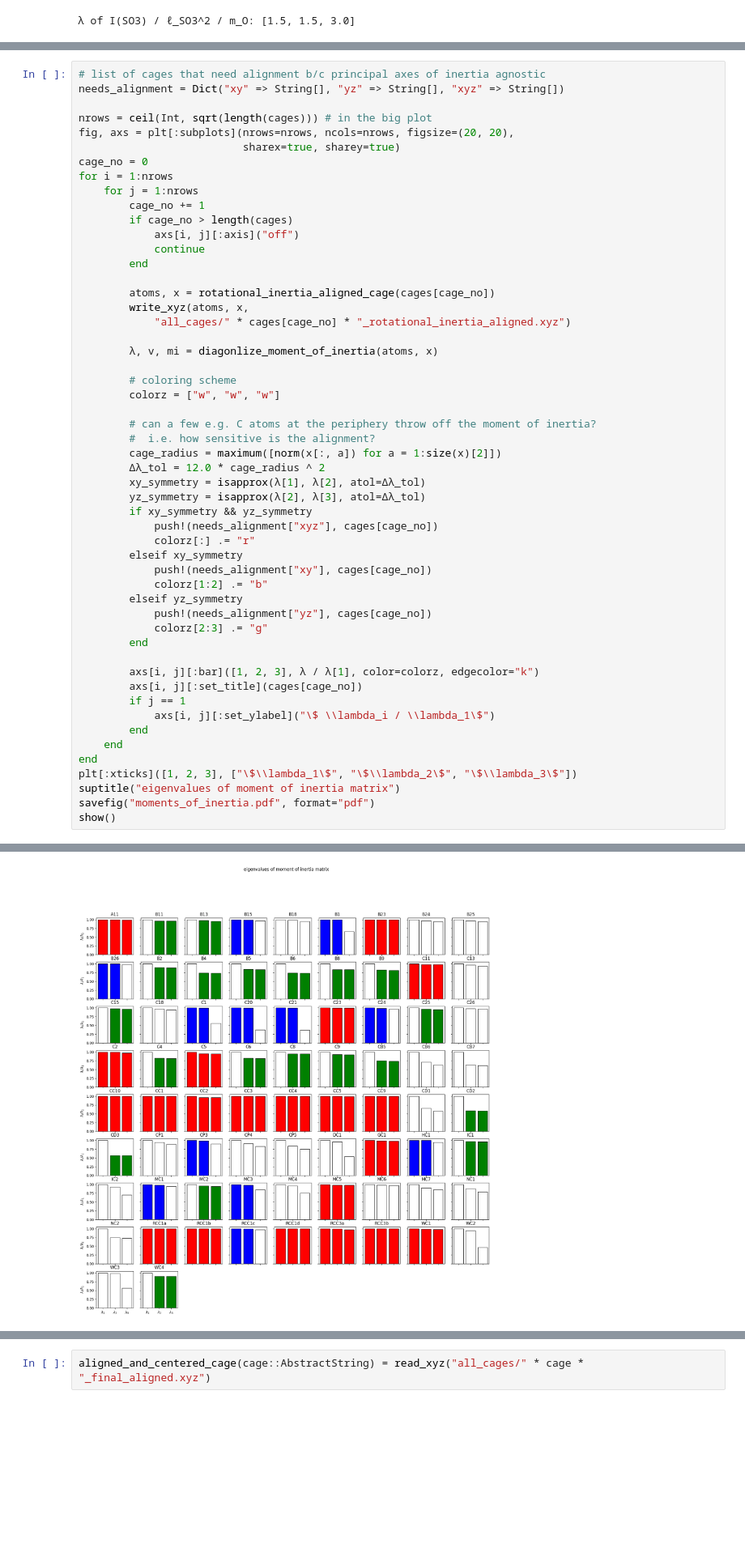
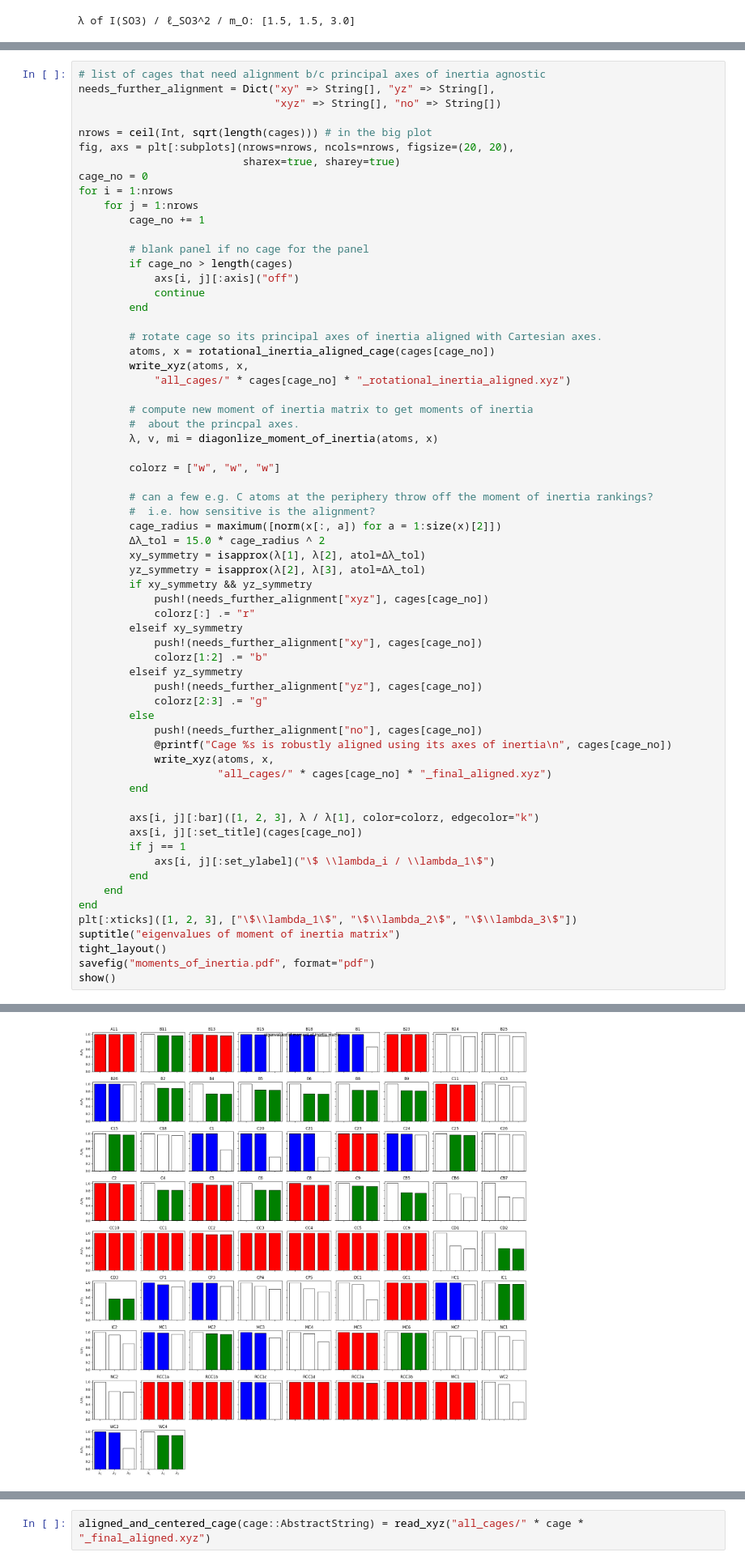
Before and after one commit to SimonEnsemble/latent_cage_space, a Jupyter notebook: cage_space-julia1.ipynb, the cells around one changed output, grey strips where cells are left out. Shown at 81% size. Cells and saved outputs as stored; diff of their text form; blank space fills up the shorter version.

```diff
--- a/cage_space-julia1.ipynb
+++ b/cage_space-julia1.ipynb
@@ -215,6 +200,7 @@ We look at the ratio of consecutive eigenvalues and make sure the next is less t
 # %%
 # list of cages that need alignment b/c principal axes of inertia agnostic
-needs_alignment = Dict("xy" => String[], "yz" => String[], "xyz" => String[])
+needs_further_alignment = Dict("xy" => String[], "yz" => String[],
+                               "xyz" => String[], "no" => String[])
 
 nrows = ceil(Int, sqrt(length(cages))) # in the big plot
 fig, axs = plt[:subplots](nrows=nrows, ncols=nrows, figsize=(20, 20),
@@ -223,35 +209,44 @@ cage_no = 0
 for i = 1:nrows
     for j = 1:nrows
         cage_no += 1
+
+        # blank panel if no cage for the panel
         if cage_no > length(cages)
             axs[i, j][:axis]("off")
             continue
         end
 
+        # rotate cage so its principal axes of inertia aligned with Cartesian axes.
         atoms, x = rotational_inertia_aligned_cage(cages[cage_no])
         write_xyz(atoms, x,
             "all_cages/" * cages[cage_no] * "_rotational_inertia_aligned.xyz")
 
+        # compute new moment of inertia matrix to get moments of inertia
+        #  about the princpal axes.
         λ, v, mi = diagonlize_moment_of_inertia(atoms, x)
 
-        # coloring scheme
         colorz = ["w", "w", "w"]
 
-        # can a few e.g. C atoms at the periphery throw off the moment of inertia?
+        # can a few e.g. C atoms at the periphery throw off the moment of inertia rankings?
         #  i.e. how sensitive is the alignment?
         cage_radius = maximum([norm(x[:, a]) for a = 1:size(x)[2]])
-        Δλ_tol = 12.0 * cage_radius ^ 2
+        Δλ_tol = 15.0 * cage_radius ^ 2
         xy_symmetry = isapprox(λ[1], λ[2], atol=Δλ_tol)
         yz_symmetry = isapprox(λ[2], λ[3], atol=Δλ_tol)
         if xy_symmetry && yz_symmetry
-            push!(needs_alignment["xyz"], cages[cage_no])
+            push!(needs_further_alignment["xyz"], cages[cage_no])
             colorz[:] .= "r"
         elseif xy_symmetry
-            push!(needs_alignment["xy"], cages[cage_no])
+            push!(needs_further_alignment["xy"], cages[cage_no])
             colorz[1:2] .= "b"
         elseif yz_symmetry
-            push!(needs_alignment["yz"], cages[cage_no])
+            push!(needs_further_alignment["yz"], cages[cage_no])
             colorz[2:3] .= "g"
+        else
+            push!(needs_further_alignment["no"], cages[cage_no])
+            @printf("Cage %s is robustly aligned using its axes of inertia\n", cages[cage_no])
+            write_xyz(atoms, x,
+                      "all_cages/" * cages[cage_no] * "_final_aligned.xyz")
         end
 
         axs[i, j][:bar]([1, 2, 3], λ / λ[1], color=colorz, edgecolor="k")
@@ -263,6 +258,7 @@ for i = 1:nrows
 end
 plt[:xticks]([1, 2, 3], ["\$\\lambda_1\$", "\$\\lambda_2\$", "\$\\lambda_3\$"])
 suptitle("eigenvalues of moment of inertia matrix")
+tight_layout()
 savefig("moments_of_inertia.pdf", format="pdf")
 show()
 # %% [output]
@@ -269 +281 @@ show()
-[figure, old version]
+[figure, new version]
```
Also changed, not shown: parts of 52 cells of this notebook.
